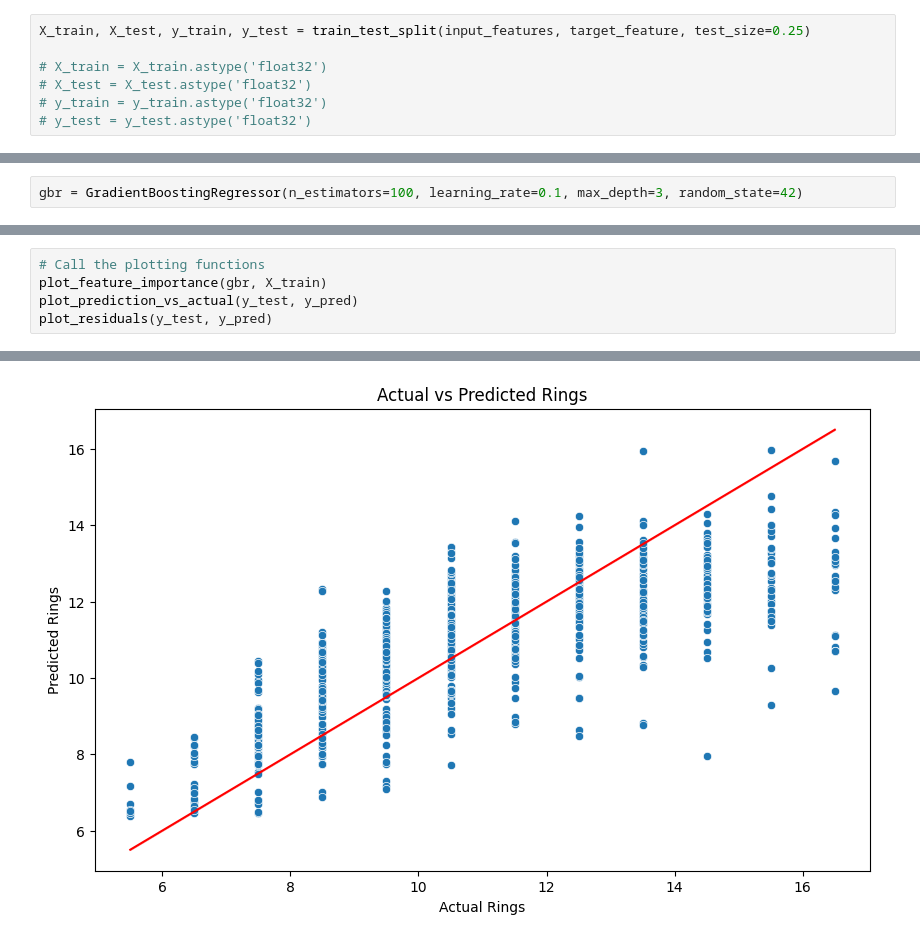
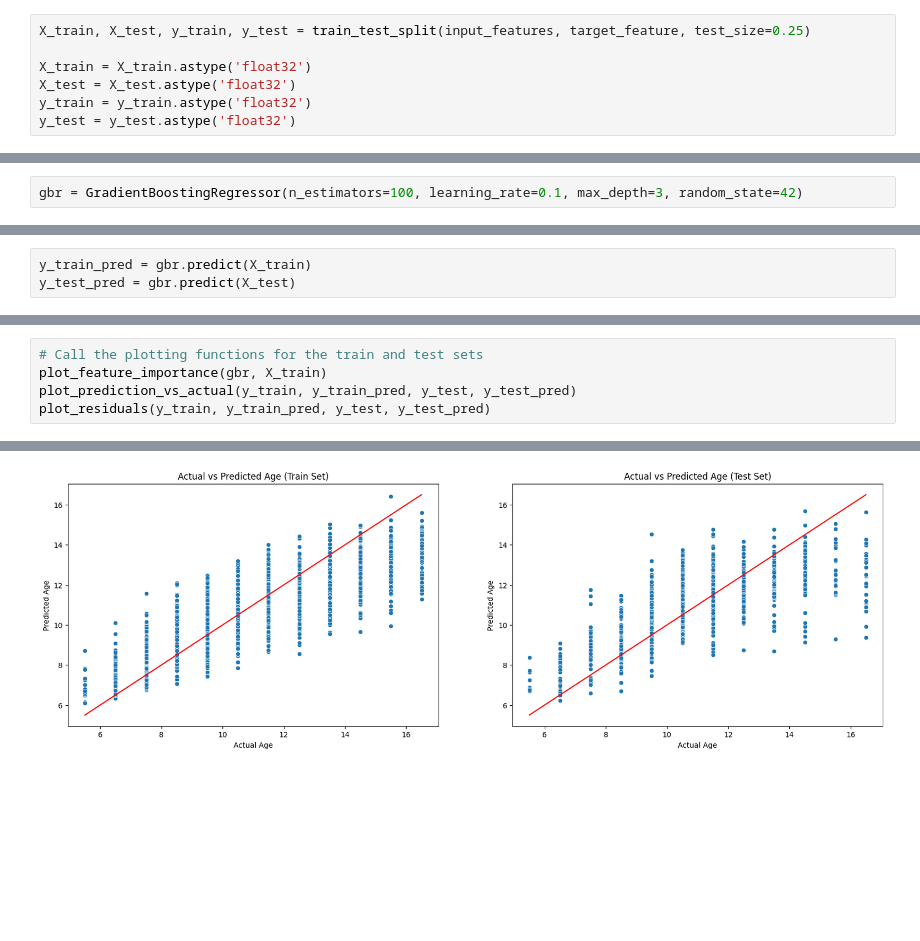
Before and after one commit to SovansunchhayKhoun/final-ml-project, a Jupyter notebook: abalone_age_prediction_gbr.ipynb, the cells around one changed output, grey strips where cells are left out. Saved outputs shown, nothing was run; the diff lists cells and outputs as text; blank space fills up the shorter version.

Commit message:
Updated calcuation and plot graph

```diff
--- a/abalone_age_prediction_gbr.ipynb
+++ b/abalone_age_prediction_gbr.ipynb
@@ -299,10 +299,10 @@ input_features, target_feature
 # %%
 X_train, X_test, y_train, y_test = train_test_split(input_features, target_feature, test_size=0.25)
 
-# X_train = X_train.astype('float32')
-# X_test = X_test.astype('float32')
-# y_train = y_train.astype('float32')
-# y_test = y_test.astype('float32')
+X_train = X_train.astype('float32')
+X_test = X_test.astype('float32')
+y_train = y_train.astype('float32')
+y_test = y_test.astype('float32')
 # %% [markdown]
 ### Gradient Boosting
 # %%
@@ -330,0 +323,3 @@ R^2 Score: 0.5411974832117954
+# %%
+y_train_pred = gbr.predict(X_train)
+y_test_pred = gbr.predict(X_test)
@@ -364,7 +425,7 @@ def plot_residuals(y_test, y_pred):
     plt.show()
 # %%
-# Call the plotting functions
+# Call the plotting functions for the train and test sets
 plot_feature_importance(gbr, X_train)
-plot_prediction_vs_actual(y_test, y_pred)
-plot_residuals(y_test, y_pred)
+plot_prediction_vs_actual(y_train, y_train_pred, y_test, y_test_pred)
+plot_residuals(y_train, y_train_pred, y_test, y_test_pred)
 # %% [output]
@@ -372 +433 @@ plot_residuals(y_test, y_pred)
-[figure, old version]
+[figure, new version]
```
Also changed, not shown: parts of 12 cells of this notebook.
